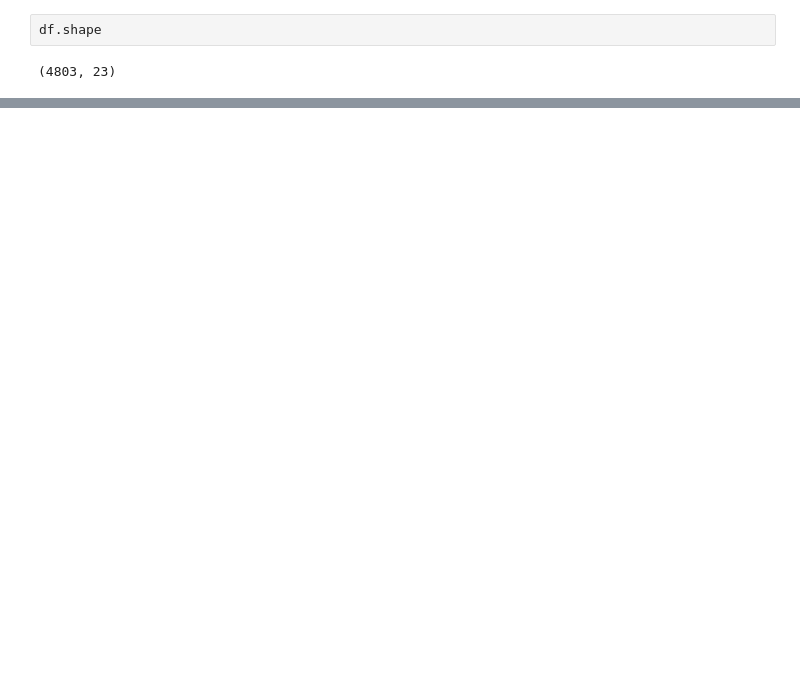
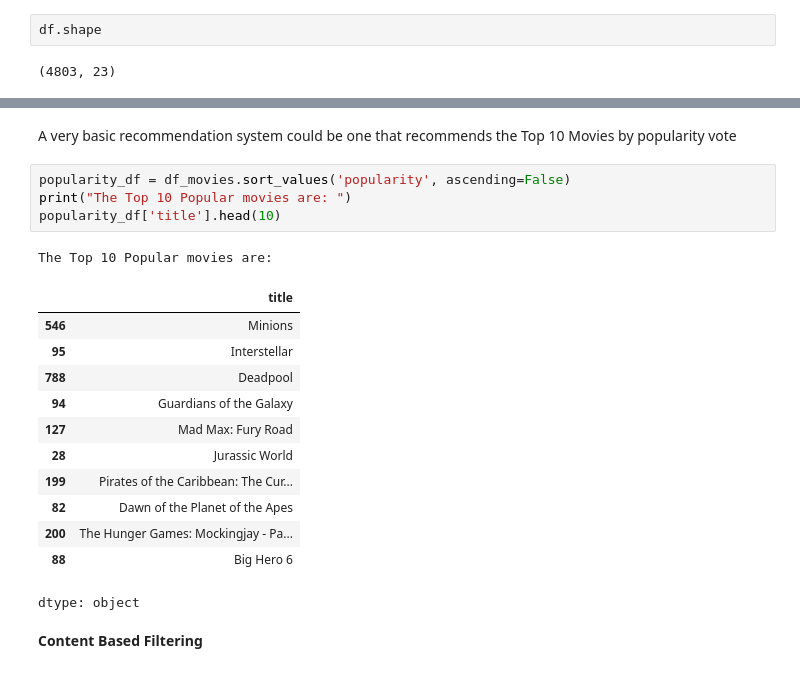
Before and after one commit to ashimaarora25/ml-projects, a Jupyter notebook: movie-recommendations/MovieRecommendationsML.ipynb, the cells around one changed output, grey strips where cells are left out. Drawn from its saved outputs; the diff is of its cells as text; blank space fills up the shorter version.

Commit message:
Progress on recommendation system

```diff
--- a/movie-recommendations/MovieRecommendationsML.ipynb
+++ b/movie-recommendations/MovieRecommendationsML.ipynb
@@ -56,0 +92,22 @@ df.shape
+# %% [markdown]
+A very basic recommendation system could be one that recommends the Top 10 Movies by popularity vote
+# %%
+popularity_df = df_movies.sort_values('popularity', ascending=False)
+print("The Top 10 Popular movies are: ")
+popularity_df['title'].head(10)
+# %% [output]
+The Top 10 Popular movies are:
+|  | title |
+| 546 | Minions |
+| 95 | Interstellar |
+| 788 | Deadpool |
+| 94 | Guardians of the Galaxy |
+| 127 | Mad Max: Fury Road |
+| 28 | Jurassic World |
+| 199 | Pirates of the Caribbean: The Cur... |
+| 82 | Dawn of the Planet of the Apes |
+| 200 | The Hunger Games: Mockingjay - Pa... |
+| 88 | Big Hero 6 |
+dtype: object
+# %% [markdown]
+**Content Based Filtering**
```
Also changed, not shown: parts of 3 cells of this notebook.
